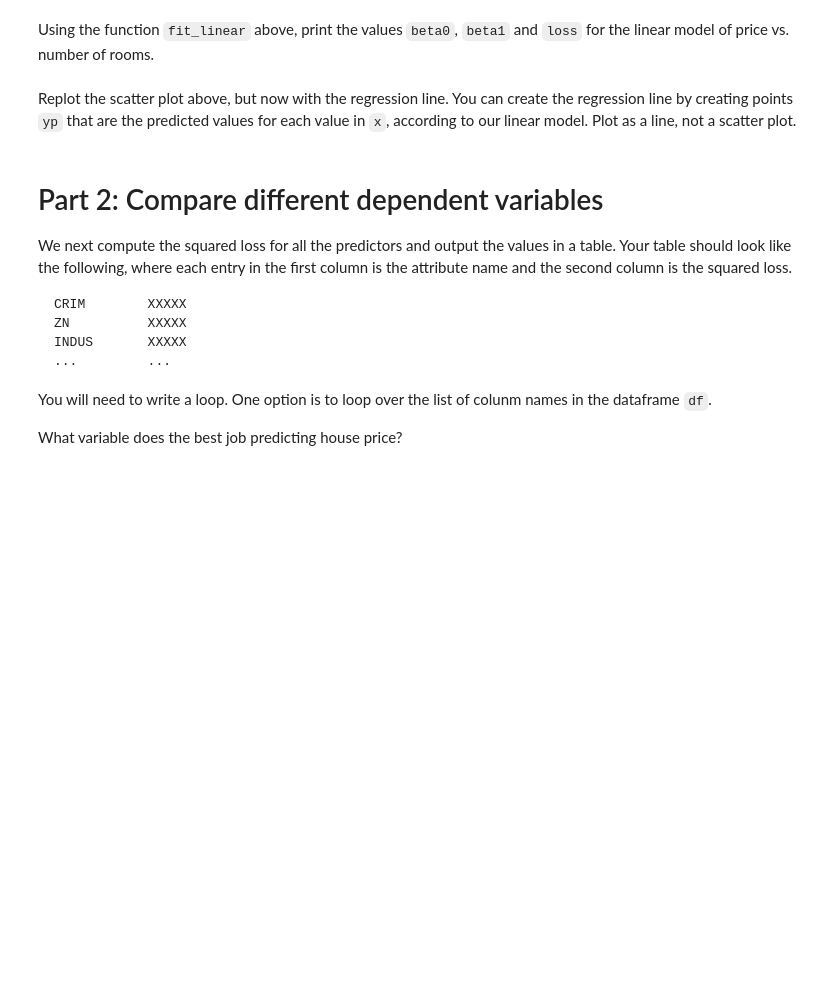
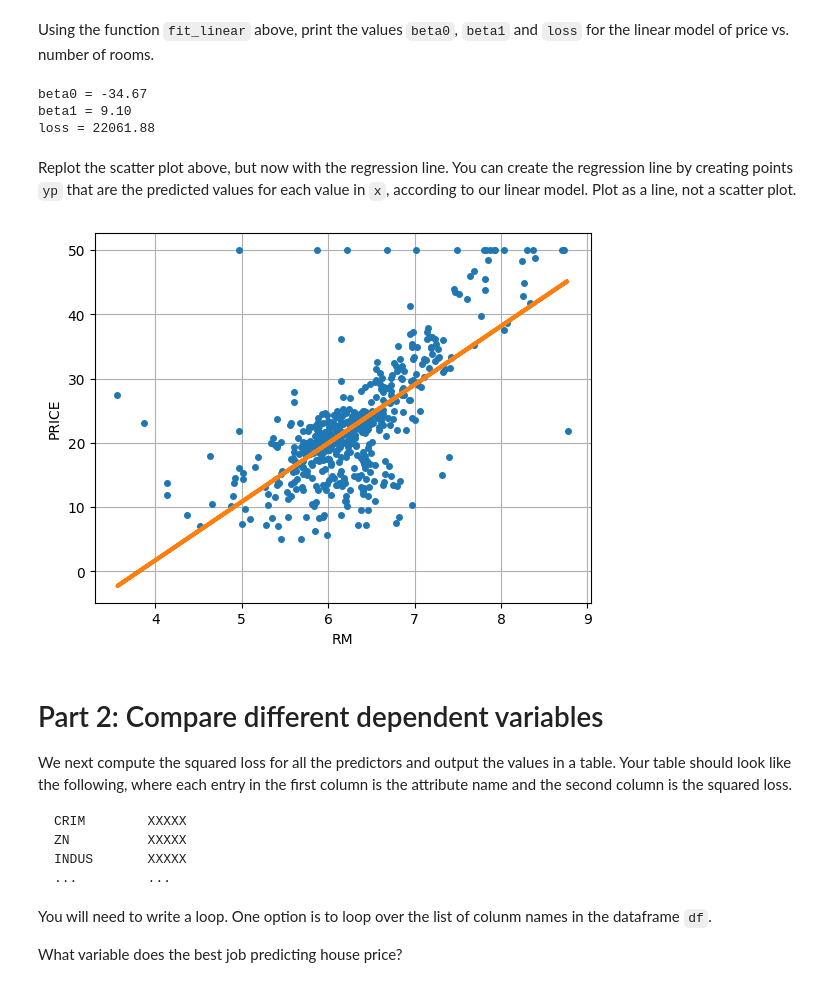
Before and after one commit to ivanearisty/obsidian, a Jupyter notebook: Classes + Uni/Machine Learning/demos/Copy_of_ML_Spring_25_Lab_1_Updated.ipynb, the cells around one changed output. Saved outputs shown, nothing was run; the diff lists cells and outputs as text; code cells hidden in the pictures; blank space fills up the shorter version.

```diff
--- a/Classes + Uni/Machine Learning/demos/Copy_of_ML_Spring_25_Lab_1_Updated.ipynb
+++ b/Classes + Uni/Machine Learning/demos/Copy_of_ML_Spring_25_Lab_1_Updated.ipynb
@@ -105,16 +110,17 @@ Create a scatter plot of the price vs. the `RM` attribute.  Label the axes with
 
 We will write a simple function to perform a linear fit under the squared loss function. Use the formulae given in the class to compute the optimal parameters $\beta_0,\beta_1$ in the linear model $$y =\beta_0 + \beta_1 x$$ as well as the optimal loss $\sum_{i=1}^n (y_i - \beta_0 - \beta_1 x)^2$.
 # %%
-def fit_linear(x,y):
-    """
-    Given vectors of data points (x,y), performs a fit for the linear model:
-       y = beta0 + beta1*x,
-    The function returns beta0, beta1, and loss, where loss is the sum-of-squares loss of.
-    """
-    # TODO complete the following code
-    # beta0 = ...
-    # beta1 = ...
-    # loss = ...
-    return beta0, beta1, loss
+def fit_linear(x, y):
+   """
+   Given vectors of data points (x,y), performs a fit for the linear model:
+      y = beta0 + beta1*x,
+   Returns beta0, beta1, and loss, where loss is the sum-of-squares loss.
+   """
+   xm = np.mean(x)
+   ym = np.mean(y)
+   beta1 = np.mean((y - ym) * (x - xm)) / np.mean((x - xm) ** 2)
+   beta0 = ym - beta1 * xm
+   loss = np.sum((y - (beta0 + beta1 * x)) ** 2)
+   return beta0, beta1, loss
 # %% [markdown]
 Using the function `fit_linear` above, print the values `beta0`, `beta1` and `loss` for the linear model of price vs. number of rooms.
@@ -123,2 +127,11 @@ Using the function `fit_linear` above, print the values `beta0`, `beta1` and `lo
+# %%
+beta0, beta1, loss = fit_linear(x, y)
+print(f"beta0 = {beta0:.2f}")
+print(f"beta1 = {beta1:.2f}")
+print(f"loss = {loss:.2f}")
+# %% [output]
+beta0 = -34.67
+beta1 = 9.10
+loss = 22061.88
 # %% [markdown]
 Replot the scatter plot above, but now with the regression line.  You can create the regression line by creating points `yp` that are the predicted values for each value in `x`, according to our linear model. Plot as a line, not a scatter plot.
@@ -127,3 +138,14 @@ Replot the scatter plot above, but now with the regression line.  You can create
+# %%
+# TODO
+beta0, beta1, loss = fit_linear(x, y)
+ypred = beta1*x + beta0
+plt.plot(x, y, 'o', markersize=4)
+plt.plot(x,ypred,'-',linewidth=3)
+plt.xlabel('RM')
+plt.ylabel('PRICE')
+plt.grid(True)
+# %% [output]
+[figure, added]
 # %% [markdown]
 # Part 2:  Compare different dependent variables
 
```
Also changed, not shown: parts of 10 cells of this notebook, 3 other files.
